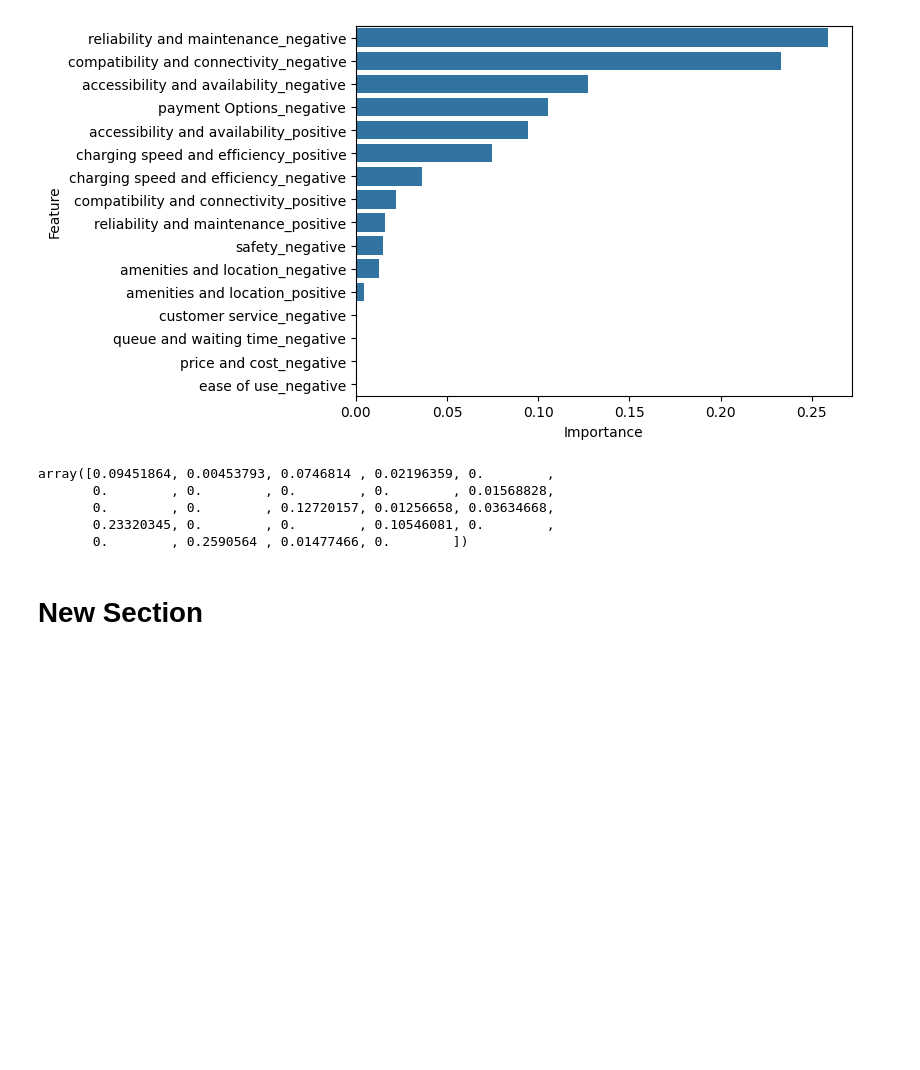
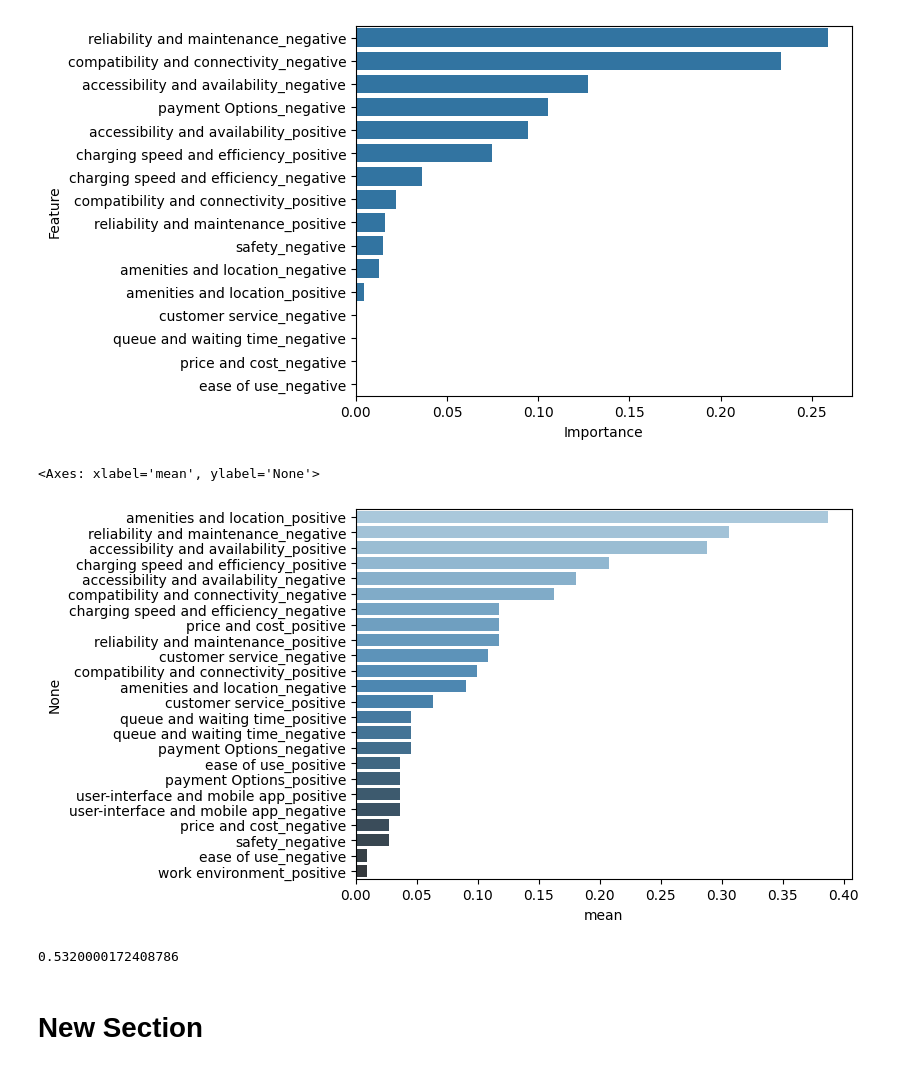
Before and after one commit to priest-yang/Electrifind, a Jupyter notebook: EV_MODEL_Sentiment_Analysis_Nov8.ipynb, the cells around one changed output. Drawn from its saved outputs; the diff is of its cells as text; code cells hidden in the pictures; blank space fills up the shorter version.

```diff
--- a/EV_MODEL_Sentiment_Analysis_Nov8.ipynb
+++ b/EV_MODEL_Sentiment_Analysis_Nov8.ipynb
@@ -355,14 +351,18 @@ sns.barplot(x='Importance', y='Feature', data=top_n_features)
 plt.show()
 # %% [output]
 [figure]
-# %%
-model.feature_importances_
-# %% [output]
-array([0.09451864, 0.00453793, 0.0746814 , 0.02196359, 0.        ,
-       0.        , 0.        , 0.        , 0.        , 0.01568828,
-       0.        , 0.        , 0.12720157, 0.01256658, 0.03634668,
-       0.23320345, 0.        , 0.        , 0.10546081, 0.        ,
-       0.        , 0.2590564 , 0.01477466, 0.        ])
+# %%
+feature_num = pd.DataFrame(index = X.mean().index, data=X.mean().values, columns=['mean'])
+feature_num.sort_values(by = 'mean', ascending=False, inplace=True)
+sns.barplot(x=feature_num['mean'], y=feature_num.index, palette="Blues_d")
+# %% [output]
+<Axes: xlabel='mean', ylabel='None'>
+[figure, added]
+# %%
+test = pd.concat([feature_num, feature_importance_df.set_index('Feature')], axis=1)
+test['mean'].corr(test['Importance'])
+# %% [output]
+0.5320000172408786
 # %%
 reviews = data['REVIEW'].dropna()
 # %% [markdown]
```
Also changed, not shown: parts of 1 cell of this notebook, 1 other file.
